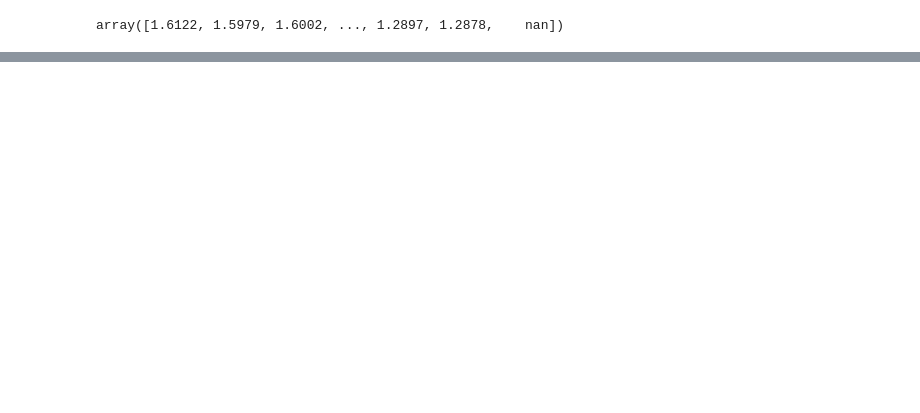
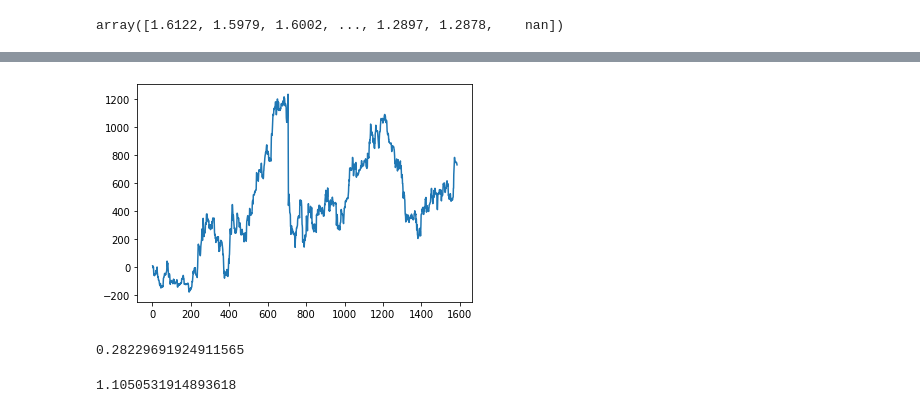
Before and after one commit to pikasean/LSTM, a Jupyter notebook: Neural Networks/LSTM.ipynb, the cells around one changed output, grey strips where cells are left out. Drawn from its saved outputs; the diff is of its cells as text; code cells hidden in the pictures; blank space fills up the shorter version.

```diff
--- a/Neural Networks/LSTM.ipynb
+++ b/Neural Networks/LSTM.ipynb
@@ -209,0 +213,9 @@ plt.legend()
+# %%
+frame['p1'] = frame['predict'].shift(1)
+frame['diff1'] = frame['predict'] - frame['p1']
+# %%
+frame['alpha'] = frame['diff1'] / frame['actual'] * 20
+# %%
+frame['wclose'] = data['wclose'].values[-(test_size+lookback) + 1:]
+frame['pct_change'] = frame['wclose'].pct_change()
+frame.head(10)
@@ -209,0 +236,34 @@ plt.legend()
+# %%
+capital = 100000
+frame['capital_allocation'] = frame['alpha'] * capital
+frame['daily_pnl'] = frame['capital_allocation'] * frame['pct_change']
+# %%
+plt.plot(frame['daily_pnl'].cumsum())
+plt.show()
+# %% [output]
+[figure, added]
+# %%
+# calculate sharpe ratio
+
+sharpe = np.sqrt(252) * (frame['daily_pnl'].mean()) / (frame['daily_pnl'].std())
+sharpe
+# %% [output]
+0.28229691924911565
+# %%
+# calculate win/loss ratio
+
+wins = 0
+losses = 0
+
+length = frame['daily_pnl'].count()
+
+for i in range(length):
+    if frame['daily_pnl'][i] > 0:
+        wins += 1
+    elif frame['daily_pnl'][i] < 0:
+        losses += 1
+
+wl = wins / losses
+wl
+# %% [output]
+1.1050531914893618
```
Also changed, not shown: parts of 4 cells of this notebook.
